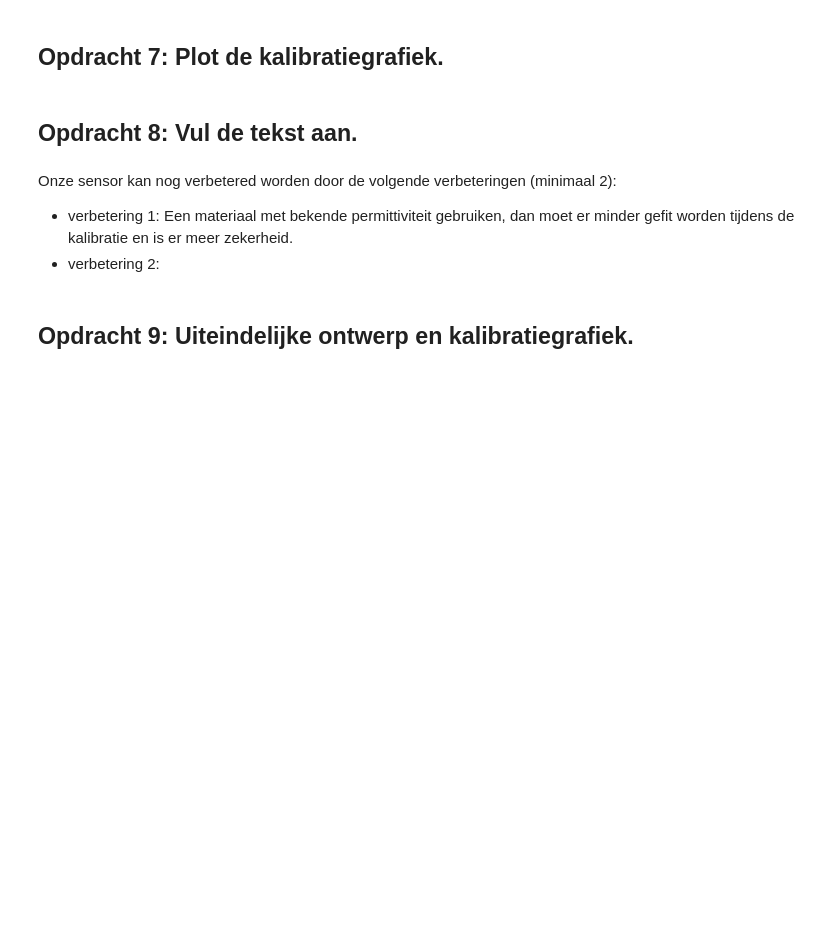
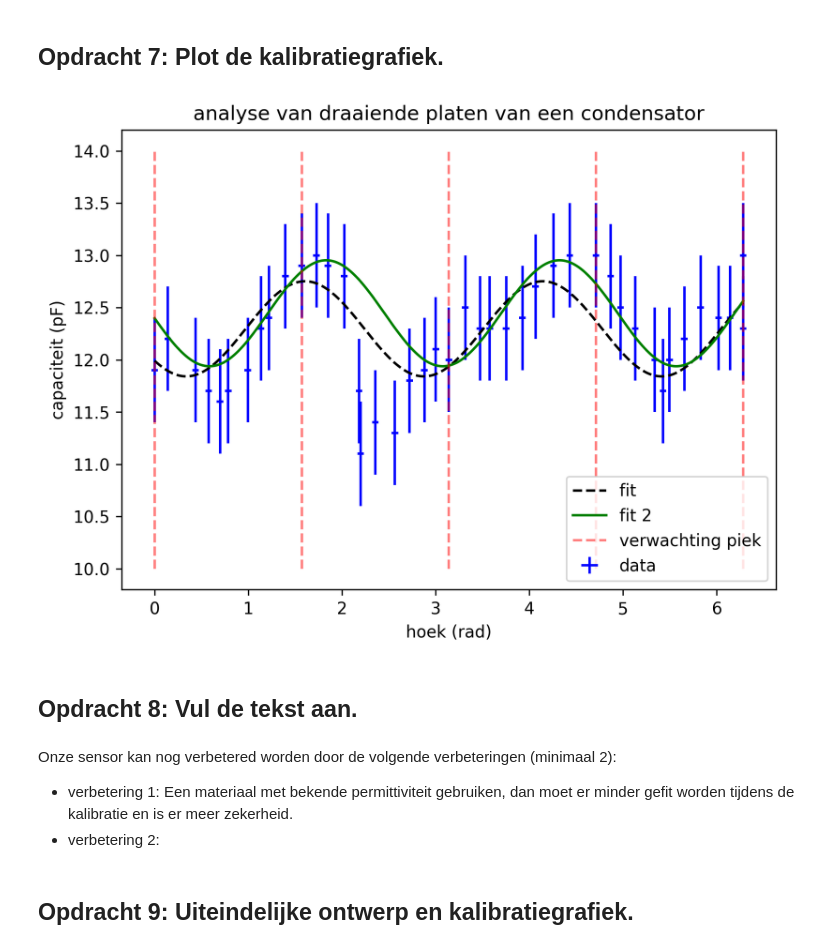
Before and after one commit to JohnSia1111/DEF-D-Doc, a Jupyter notebook: FysiekeOntwerpopdrachten/2OntwerpEenSensorCondensator/DEFOntwerpopdracht2OntwerpEenSensorInvulTemplate.ipynb, the cells around one changed output. Saved outputs shown, nothing was run; the diff lists cells and outputs as text; code cells hidden in the pictures; blank space fills up the shorter version.

Commit message:
data ingeladen en gefit

```diff
--- a/FysiekeOntwerpopdrachten/2OntwerpEenSensorCondensator/DEFOntwerpopdracht2OntwerpEenSensorInvulTemplate.ipynb
+++ b/FysiekeOntwerpopdrachten/2OntwerpEenSensorCondensator/DEFOntwerpopdracht2OntwerpEenSensorInvulTemplate.ipynb
@@ -172,3 +151,53 @@ plt.show()
+# %%
+hoeken = np.array([0,8,25,33,40,45,57,65,70,80,90,99,106,116,125,126,135,147,156,165,172,180,])
+hoeken_new=np.array([10,19,25,35,45,53,64,74,180,90,99,105,114,126,131,135,144,154,165,172,180])+180
+C = np.array([11.9,12.2,11.9,11.7,11.6,11.7,11.9,12.3,12.4,12.8,12.9,13,12.9,12.8,11.7,11.1,11.4,11.3,11.8,11.9,12.1,12,
+              12.5,12.3,12.3,12.3,12.4,12.7,12.9,13,13,13,12.8,12.5,12.3,12,11.7,12,12.2,12.5,12.4,12.4,12.3])
+
+hoeken = np.concatenate((hoeken, hoeken_new))*(np.pi/180)
+
+verwachte_pieken = np.array([0, 90, 180, 270, 360])*(np.pi/180)
+
+fit_hoeken = np.linspace(np.min(hoeken), np.max(hoeken), 10000)   # veel hoeken voor een gladde fit
+
+u_hoek = 2*(np.pi/180)
+u_c = 0.5
+
+def sin_fit(x,a,b,c,d):
+    return a*np.sin(d*x+b)+c
+
+# fout er uit halen
+mask = np.where((hoeken > 2)&(hoeken < 3), False, True)
+
+opt, cov = curve_fit(sin_fit, hoeken, C, p0=[1.5,0,12, 3])
+opt2, cov2 = curve_fit(sin_fit, hoeken[mask], C[mask], p0=[1.5,0,12, 3])
+
+
+y=sin_fit(fit_hoeken, *opt)
+y2 = sin_fit(fit_hoeken, *opt2)
+
+plt.figure(dpi=300)
+plt.title('analyse van draaiende platen van een condensator')
+
+plt.errorbar(hoeken, C, xerr=u_hoek, yerr=u_c, color='blue', label='data', linestyle='none')
+plt.plot(fit_hoeken,y,'k-',linestyle='--', label='fit')
+plt.plot(fit_hoeken, y2, color='green', label='fit 2')
+for piek in verwachte_pieken:
+    if piek == 90*(np.pi/180):            # maar 1 label
+        plt.vlines(piek, 10, 14, colors='red', linestyles='--', label='verwachting piek', alpha=0.5)
+    else:
+        plt.vlines(piek, 10, 14, colors='red', linestyles='--', alpha=0.5)
+#plt.plot(fit_hoeken, c_in_functie_van_alpha(fit_hoeken, *opt), color='green', label='fit')
+#plt.ylim()
+#plt.xlim()
+plt.xlabel('hoek (rad)')
+plt.ylabel('capaciteit (pF)')
+
+plt.legend(loc='lower right')
+plt.tight_layout()
+plt.show()
+# %% [output]
+[figure, added]
 # %% [markdown]
 ## Opdracht 8: Vul de tekst aan.
 # %% [markdown]
```
Also changed, not shown: parts of 2 cells of this notebook.
